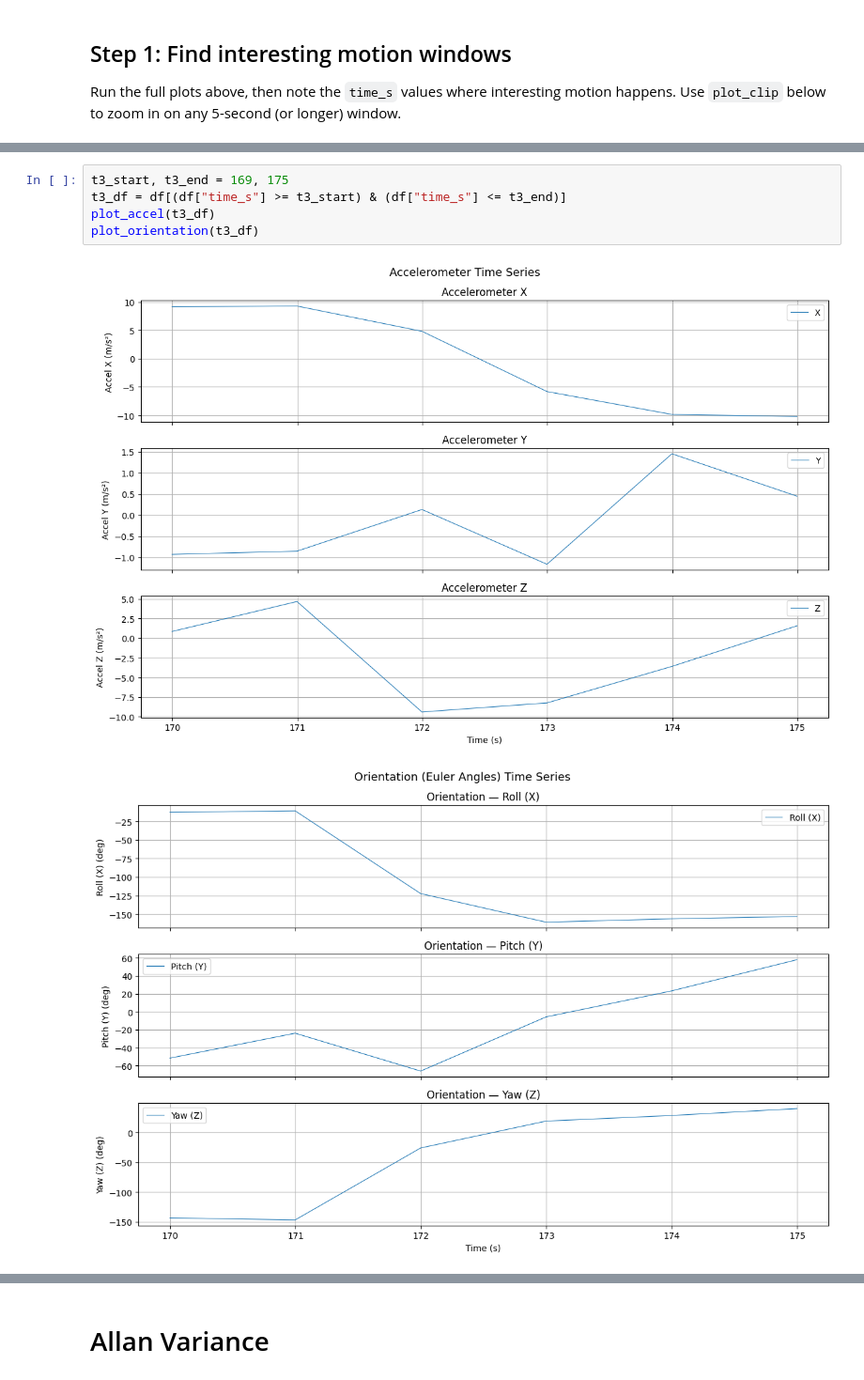
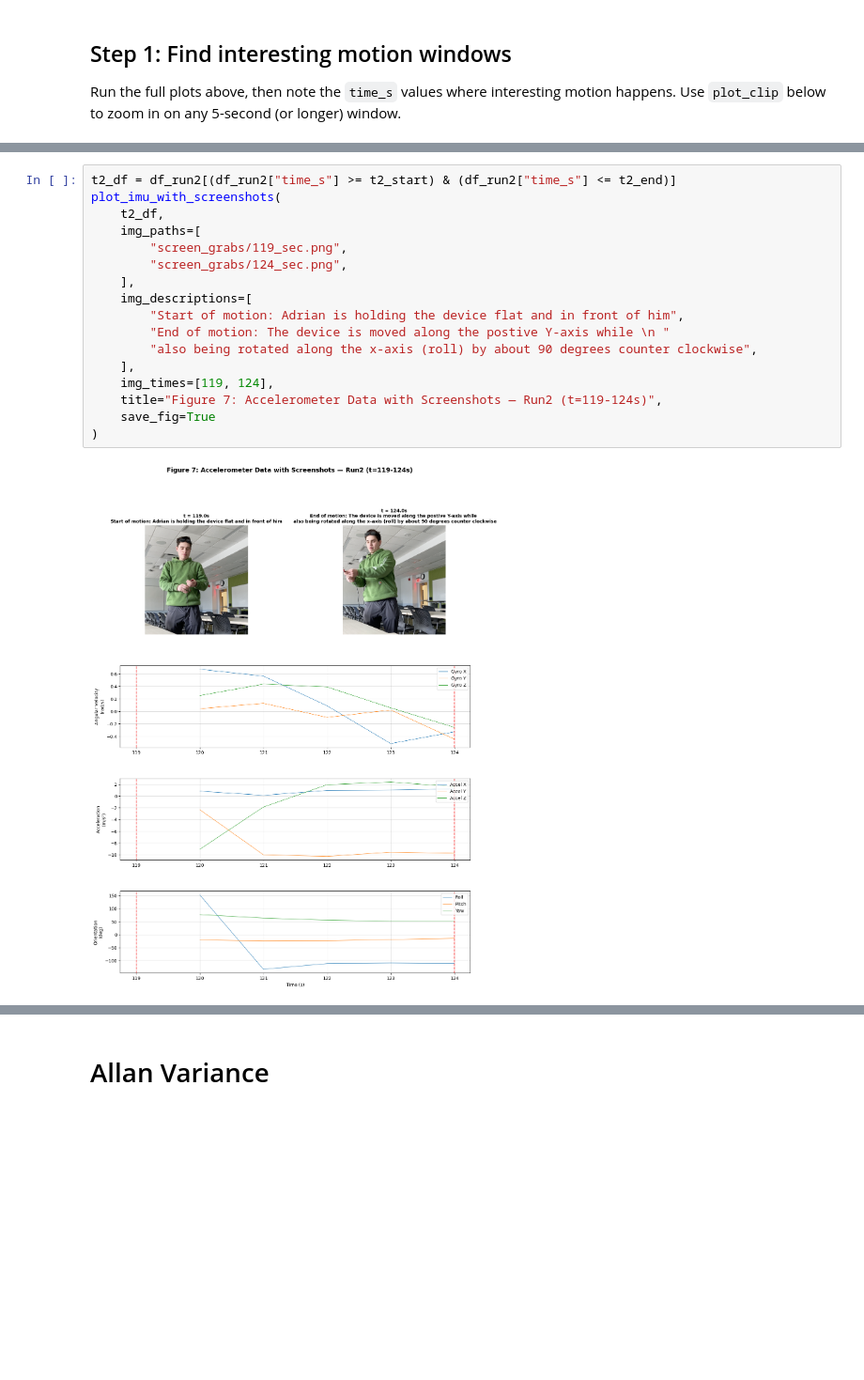
Before and after one commit to anramz29/EECE5554, a Jupyter notebook: LAB3/src/analysis/analysis.ipynb, the cells around one changed output, grey strips where cells are left out. Shown at 94% size. Drawn from its saved outputs; the diff is of its cells as text; blank space fills up the shorter version.

```diff
--- a/LAB3/src/analysis/analysis.ipynb
+++ b/LAB3/src/analysis/analysis.ipynb
@@ -311,8 +337,19 @@ plot_orientation(t2_df)
-# %%
-t3_start, t3_end = 169, 175
-t3_df = df[(df["time_s"] >= t3_start) & (df["time_s"] <= t3_end)]
-plot_accel(t3_df)
-plot_orientation(t3_df)
-# %% [output]
-[figure, removed]
-[figure, removed]
+# %%
+t2_df = df_run2[(df_run2["time_s"] >= t2_start) & (df_run2["time_s"] <= t2_end)]
+plot_imu_with_screenshots(
+    t2_df,
+    img_paths=[
+        "screen_grabs/119_sec.png",
+        "screen_grabs/124_sec.png",
+    ],
+    img_descriptions=[
+        "Start of motion: Adrian is holding the device flat and in front of him",
+        "End of motion: The device is moved along the postive Y-axis while \n "
+        "also being rotated along the x-axis (roll) by about 90 degrees counter clockwise",
+    ],
+    img_times=[119, 124],
+    title="Figure 7: Accelerometer Data with Screenshots — Run2 (t=119-124s)",
+    save_fig=True
+)
+# %% [output]
+[figure, added]
```
Also changed, not shown: parts of 5 cells of this notebook, 3 other files.
